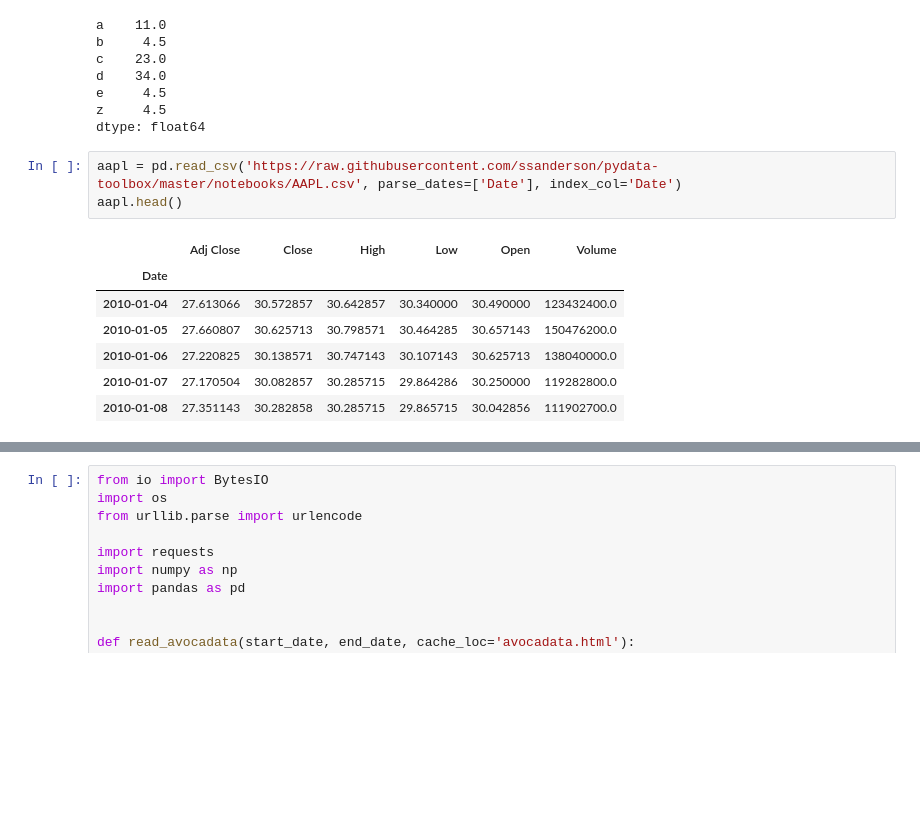
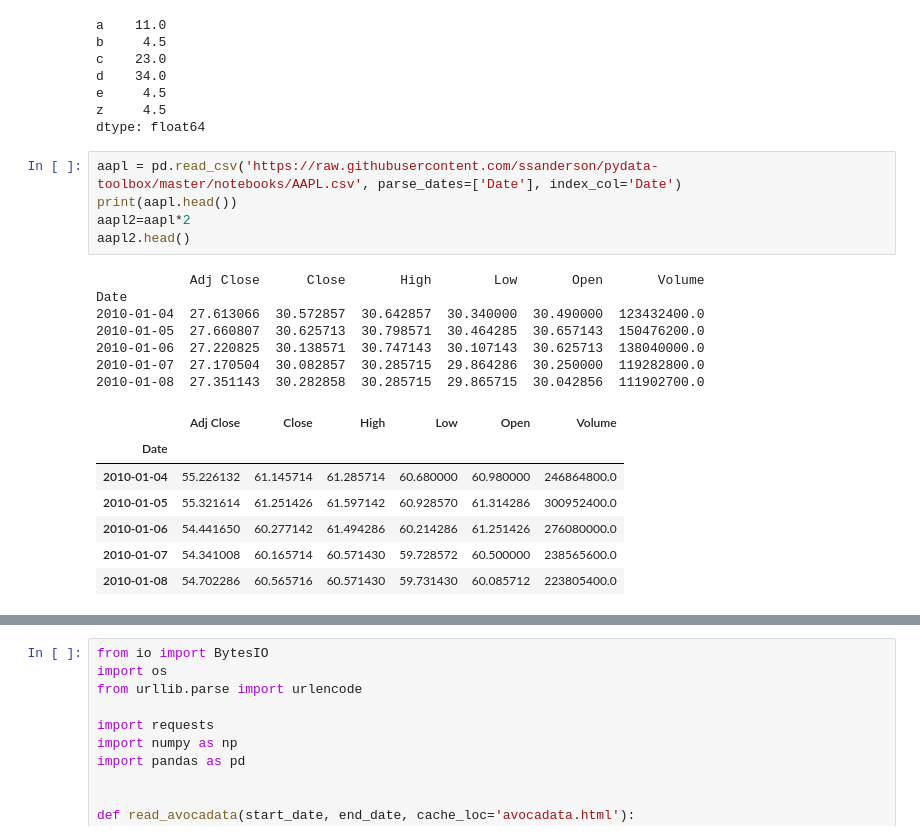
Before and after one commit to Klalvarezm/AlgorithmsUN2020II, a Jupyter notebook: klalvarezmscottsanderson.ipynb, the cells around one changed output, grey strips where cells are left out. Drawn from its saved outputs; the diff is of its cells as text; blank space fills up the shorter version.

```diff
--- a/klalvarezmscottsanderson.ipynb
+++ b/klalvarezmscottsanderson.ipynb
@@ -906,14 +906,23 @@ z     4.5
 dtype: float64
 # %%
 aapl = pd.read_csv('https://raw.githubusercontent.com/ssanderson/pydata-toolbox/master/notebooks/AAPL.csv', parse_dates=['Date'], index_col='Date')
-aapl.head()
+print(aapl.head())
+aapl2=aapl*2
+aapl2.head()
 # %% [output]
+            Adj Close      Close       High        Low       Open       Volume
+Date
+2010-01-04  27.613066  30.572857  30.642857  30.340000  30.490000  123432400.0
+2010-01-05  27.660807  30.625713  30.798571  30.464285  30.657143  150476200.0
+2010-01-06  27.220825  30.138571  30.747143  30.107143  30.625713  138040000.0
+2010-01-07  27.170504  30.082857  30.285715  29.864286  30.250000  119282800.0
+2010-01-08  27.351143  30.282858  30.285715  29.865715  30.042856  111902700.0
 |  | Adj Close | Close | High | Low | Open | Volume |
 | Date |  |  |  |  |  |  |
-| 2010-01-04 | 27.613066 | 30.572857 | 30.642857 | 30.340000 | 30.490000 | 123432400.0 |
-| 2010-01-05 | 27.660807 | 30.625713 | 30.798571 | 30.464285 | 30.657143 | 150476200.0 |
-| 2010-01-06 | 27.220825 | 30.138571 | 30.747143 | 30.107143 | 30.625713 | 138040000.0 |
-| 2010-01-07 | 27.170504 | 30.082857 | 30.285715 | 29.864286 | 30.250000 | 119282800.0 |
-| 2010-01-08 | 27.351143 | 30.282858 | 30.285715 | 29.865715 | 30.042856 | 111902700.0 |
+| 2010-01-04 | 55.226132 | 61.145714 | 61.285714 | 60.680000 | 60.980000 | 246864800.0 |
+| 2010-01-05 | 55.321614 | 61.251426 | 61.597142 | 60.928570 | 61.314286 | 300952400.0 |
+| 2010-01-06 | 54.441650 | 60.277142 | 61.494286 | 60.214286 | 61.251426 | 276080000.0 |
+| 2010-01-07 | 54.341008 | 60.165714 | 60.571430 | 59.728572 | 60.500000 | 238565600.0 |
+| 2010-01-08 | 54.702286 | 60.565716 | 60.571430 | 59.731430 | 60.085712 | 223805400.0 |
 # %%
 print(aapl.iloc[:2, :2])
```
Also changed, not shown: parts of 11 cells of this notebook.
